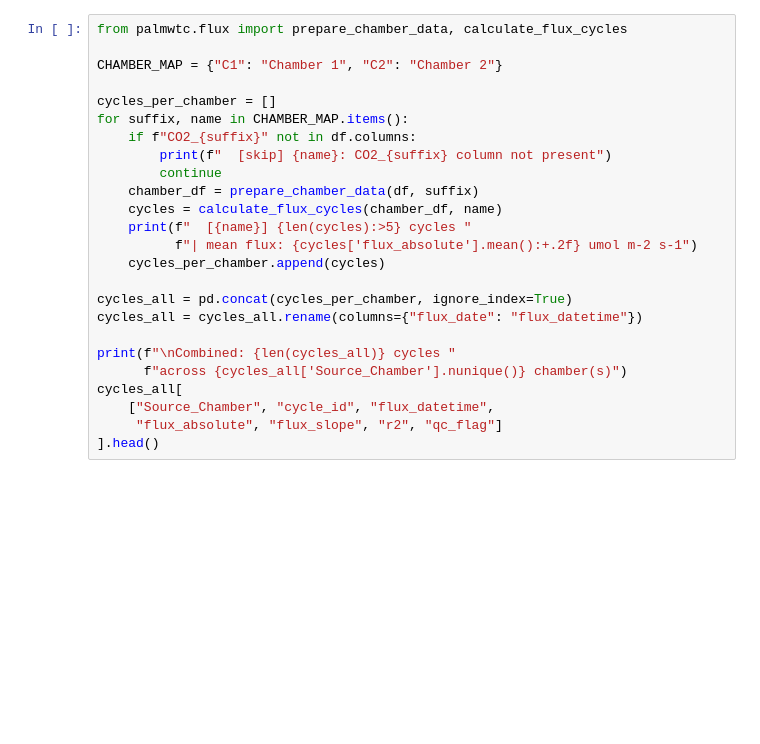
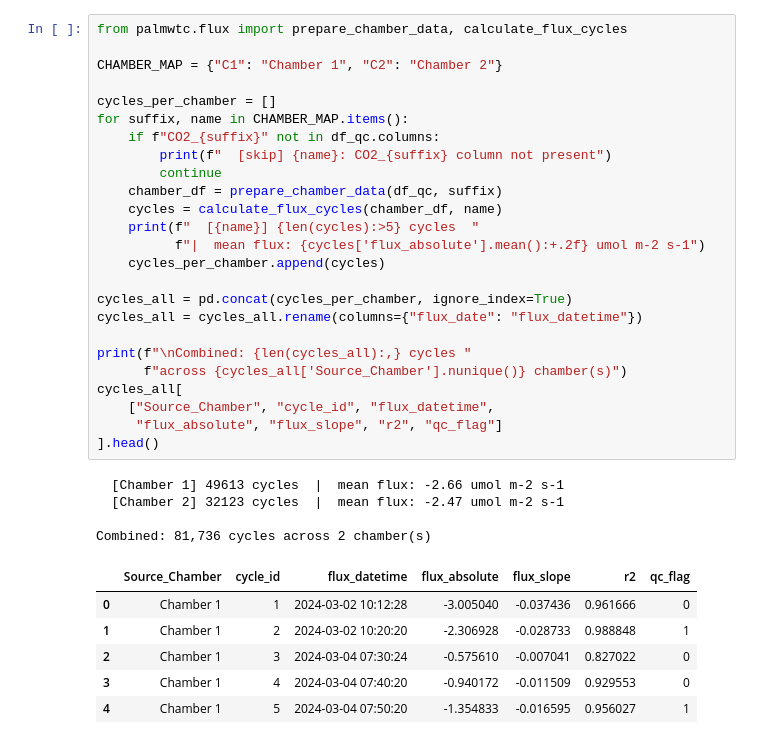
Before and after one commit to adisapoetro/palmwtc, a Jupyter notebook: docs/tutorials/001_End_to_End_Real_Chamber_Data.ipynb, the cells around one changed output. Drawn from its saved outputs; the diff is of its cells as text; blank space fills up the shorter version.

```diff
--- a/docs/tutorials/001_End_to_End_Real_Chamber_Data.ipynb
+++ b/docs/tutorials/001_End_to_End_Real_Chamber_Data.ipynb
@@ -90,25 +368,36 @@ function signature - inspect with
 # %%
 from palmwtc.flux import prepare_chamber_data, calculate_flux_cycles
 
 CHAMBER_MAP = {"C1": "Chamber 1", "C2": "Chamber 2"}
 
 cycles_per_chamber = []
 for suffix, name in CHAMBER_MAP.items():
-    if f"CO2_{suffix}" not in df.columns:
+    if f"CO2_{suffix}" not in df_qc.columns:
         print(f"  [skip] {name}: CO2_{suffix} column not present")
         continue
-    chamber_df = prepare_chamber_data(df, suffix)
+    chamber_df = prepare_chamber_data(df_qc, suffix)
     cycles = calculate_flux_cycles(chamber_df, name)
-    print(f"  [{name}] {len(cycles):>5} cycles "
-          f"| mean flux: {cycles['flux_absolute'].mean():+.2f} umol m-2 s-1")
+    print(f"  [{name}] {len(cycles):>5} cycles  "
+          f"|  mean flux: {cycles['flux_absolute'].mean():+.2f} umol m-2 s-1")
     cycles_per_chamber.append(cycles)
 
 cycles_all = pd.concat(cycles_per_chamber, ignore_index=True)
 cycles_all = cycles_all.rename(columns={"flux_date": "flux_datetime"})
 
-print(f"\nCombined: {len(cycles_all)} cycles "
+print(f"\nCombined: {len(cycles_all):,} cycles "
       f"across {cycles_all['Source_Chamber'].nunique()} chamber(s)")
 cycles_all[
     ["Source_Chamber", "cycle_id", "flux_datetime",
      "flux_absolute", "flux_slope", "r2", "qc_flag"]
 ].head()
+# %% [output]
+  [Chamber 1] 49613 cycles  |  mean flux: -2.66 umol m-2 s-1
+  [Chamber 2] 32123 cycles  |  mean flux: -2.47 umol m-2 s-1
+
+Combined: 81,736 cycles across 2 chamber(s)
+|  | Source_Chamber | cycle_id | flux_datetime | flux_absolute | flux_slope | r2 | qc_flag |
+| 0 | Chamber 1 | 1 | 2024-03-02 10:12:28 | -3.005040 | -0.037436 | 0.961666 | 0 |
+| 1 | Chamber 1 | 2 | 2024-03-02 10:20:20 | -2.306928 | -0.028733 | 0.988848 | 1 |
+| 2 | Chamber 1 | 3 | 2024-03-04 07:30:24 | -0.575610 | -0.007041 | 0.827022 | 0 |
+| 3 | Chamber 1 | 4 | 2024-03-04 07:40:20 | -0.940172 | -0.011509 | 0.929553 | 0 |
+| 4 | Chamber 1 | 5 | 2024-03-04 07:50:20 | -1.354833 | -0.016595 | 0.956027 | 1 |
```
Also changed, not shown: parts of 37 cells of this notebook, 3 other files.
